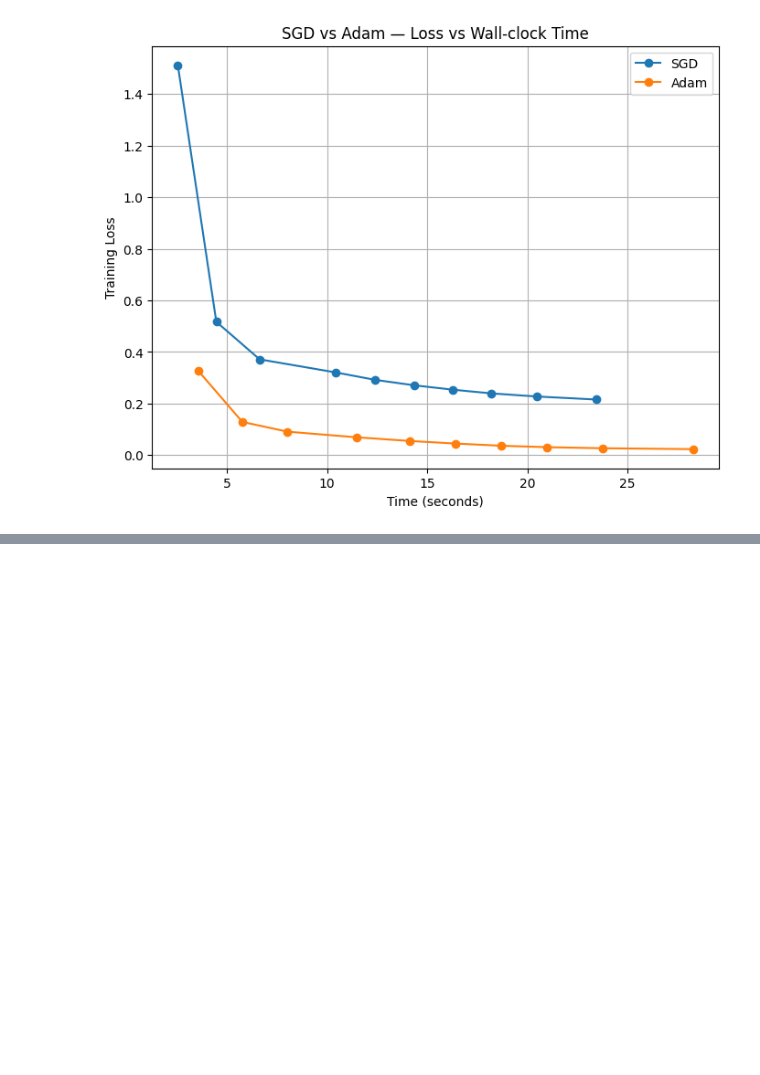
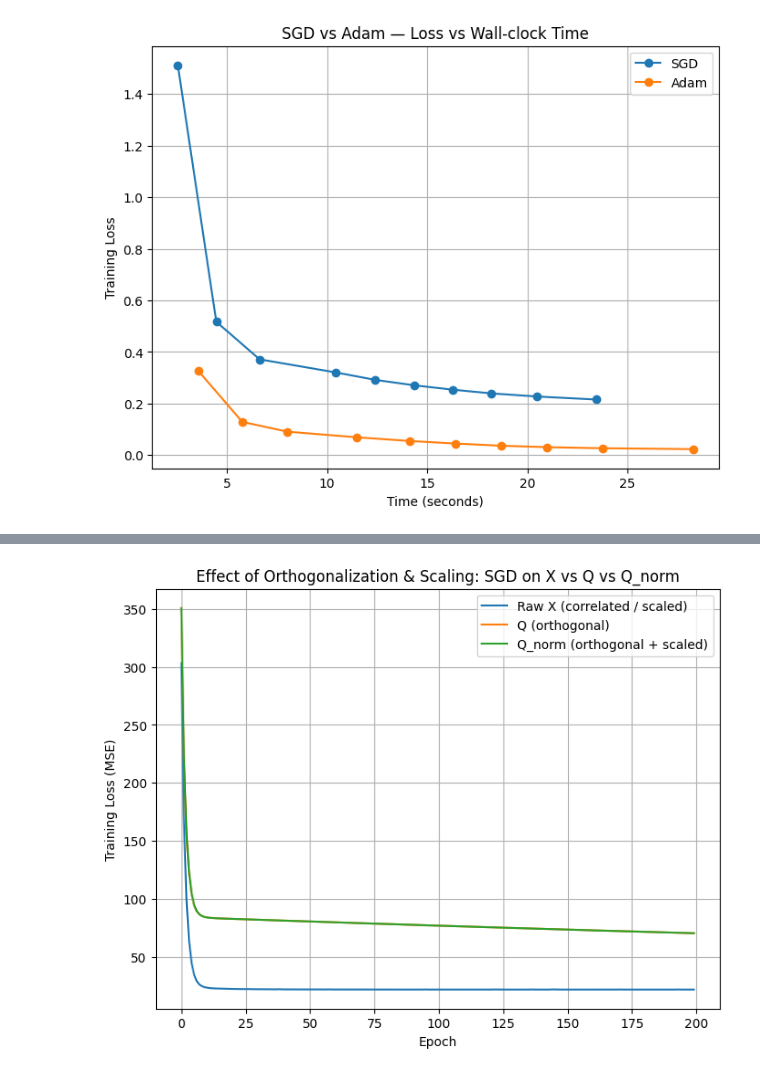
Before and after one commit to parmidamardi/CDM-TA-4, a Jupyter notebook: CDM_TA_4.ipynb, the cells around one changed output, grey strips where cells are left out. Cells and saved outputs as stored; diff of their text form; code cells hidden in the pictures; blank space fills up the shorter version.

```diff
--- a/CDM_TA_4.ipynb
+++ b/CDM_TA_4.ipynb
@@ -463,0 +593,15 @@ plt.show()
+# %%
+plt.figure(figsize=(8, 6))
+
+plt.plot(losses_X,      label="Raw X (correlated / scaled)", color="C0")
+plt.plot(losses_Q,      label="Q (orthogonal)",              color="C1")
+plt.plot(losses_Qnorm,  label="Q_norm (orthogonal + scaled)",color="C2")
+
+plt.xlabel("Epoch")
+plt.ylabel("Training Loss (MSE)")
+plt.title("Effect of Orthogonalization & Scaling: SGD on X vs Q vs Q_norm")
+plt.legend()
+plt.grid(True)
+plt.show()
+# %% [output]
+[figure, added]
```
Also changed, not shown: parts of 19 cells of this notebook.
